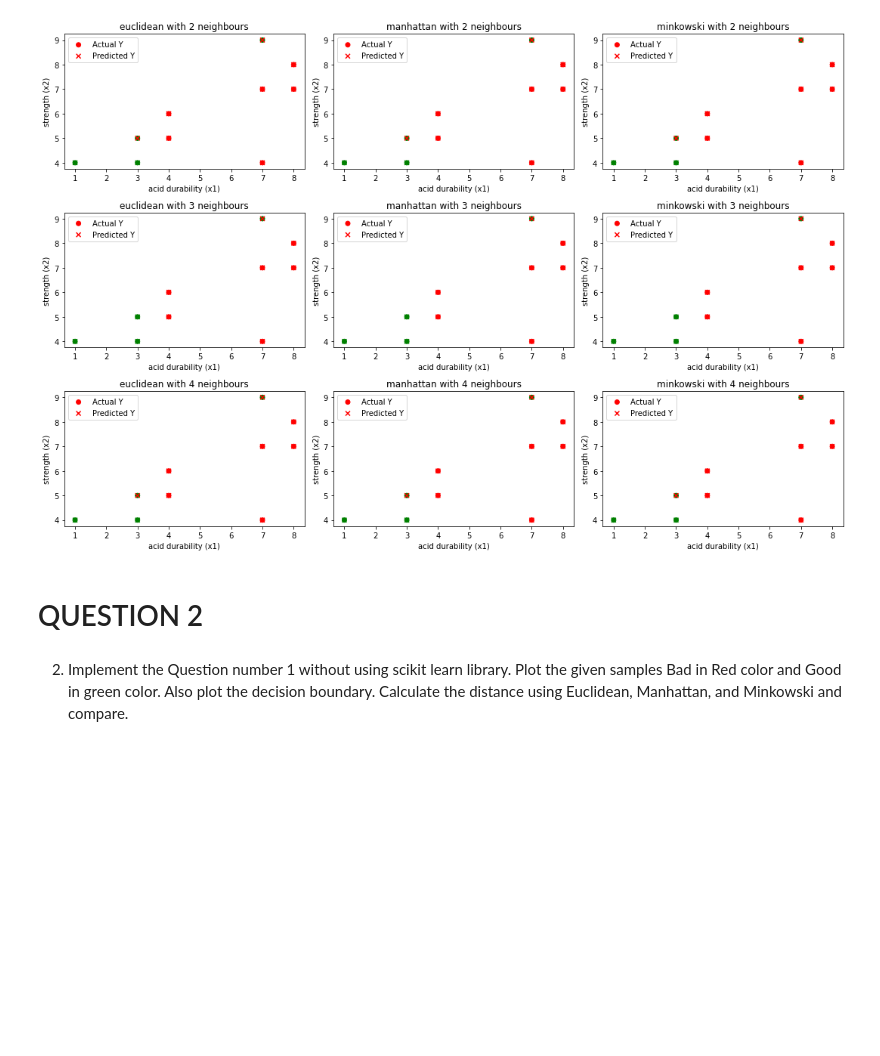
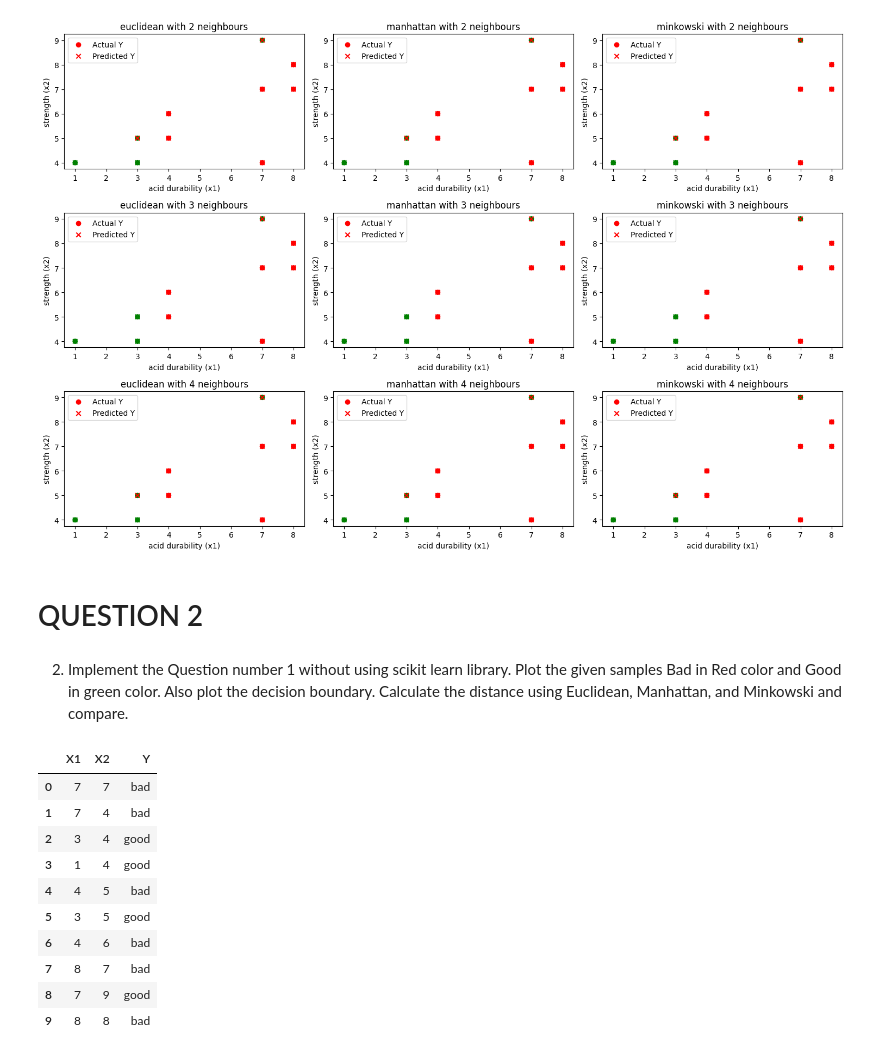
Before and after one commit to Ha-ri-ka/MIT-labs-ai-ml, a Jupyter notebook: 5th Semester/Machine Learning Lab/week9/week9.ipynb, the cells around one changed output. Drawn from its saved outputs; the diff is of its cells as text; code cells hidden in the pictures; blank space fills up the shorter version.

```diff
--- a/5th Semester/Machine Learning Lab/week9/week9.ipynb
+++ b/5th Semester/Machine Learning Lab/week9/week9.ipynb
@@ -141,4 +145,20 @@ plt.tight_layout()
 2. Implement the Question number 1 without using scikit learn library. Plot the given samples Bad in Red color
 and Good in green color. Also plot the decision boundary. Calculate the distance using Euclidean, Manhattan,
 and Minkowski and compare.
+# %%
+import pandas as pd
+data=pd.read_csv("datasets/week9Data.csv")
+data
+# %% [output]
+|  | X1 | X2 | Y |
+| 0 | 7 | 7 | bad |
+| 1 | 7 | 4 | bad |
+| 2 | 3 | 4 | good |
+| 3 | 1 | 4 | good |
+| 4 | 4 | 5 | bad |
+| 5 | 3 | 5 | good |
+| 6 | 4 | 6 | bad |
+| 7 | 8 | 7 | bad |
+| 8 | 7 | 9 | good |
+| 9 | 8 | 8 | bad |
 # %%
```
Also changed, not shown: parts of 9 cells of this notebook.
